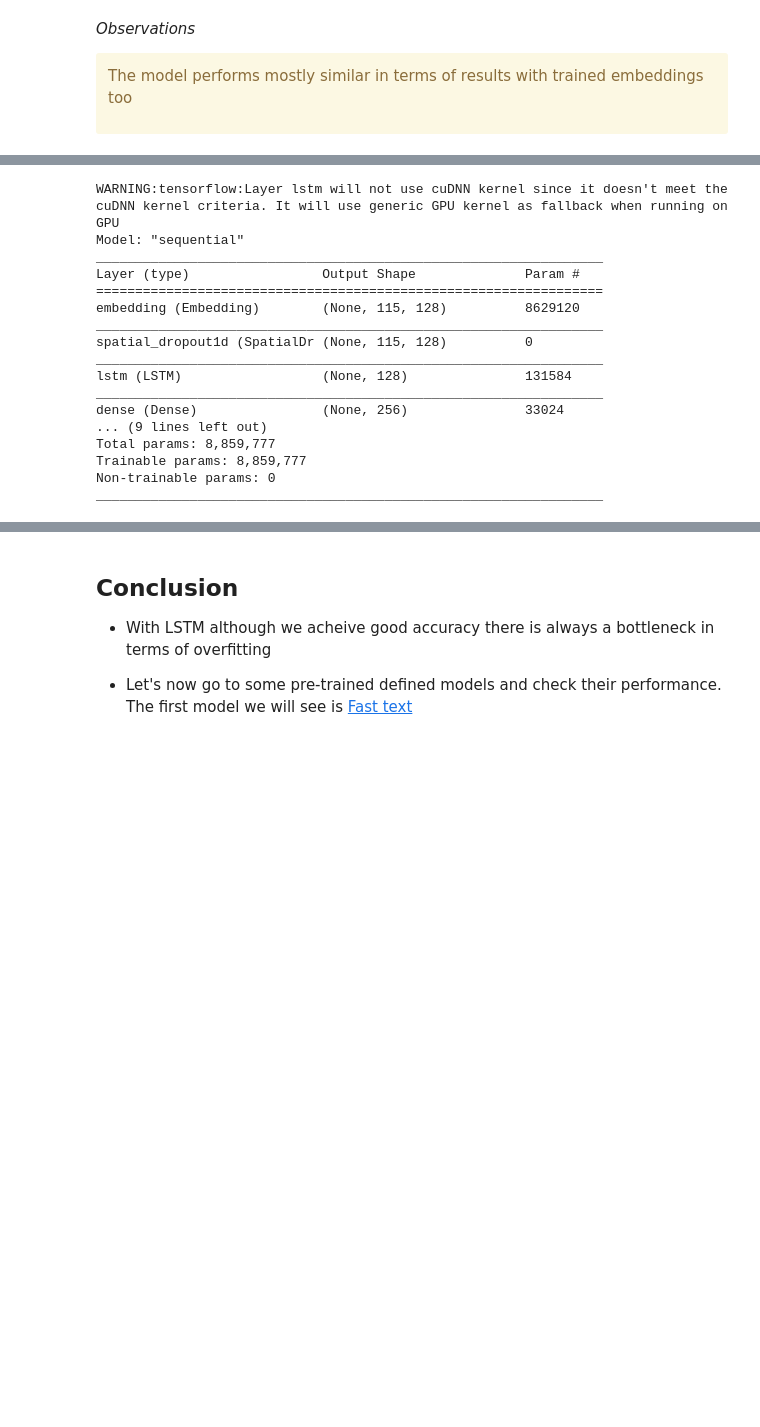
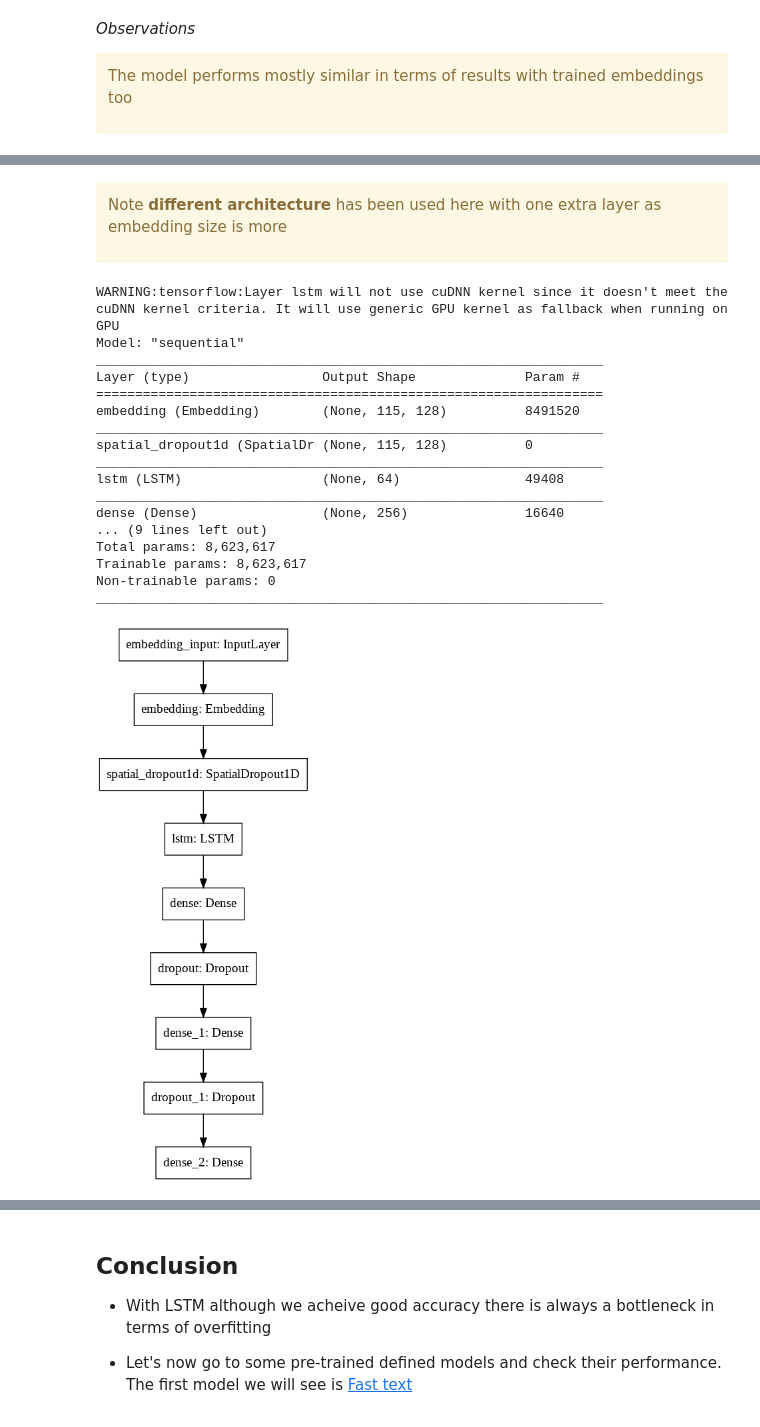
Before and after one commit to SaurabhChakravorty/Deep-Learning-Notes, a Jupyter notebook: NLP_2020/Day5/task/LSTM_Models_IMDB.ipynb, the cells around one changed output, grey strips where cells are left out. Cells and saved outputs as stored; diff of their text form; code cells hidden in the pictures; blank space fills up the shorter version.

```diff
--- a/NLP_2020/Day5/task/LSTM_Models_IMDB.ipynb
+++ b/NLP_2020/Day5/task/LSTM_Models_IMDB.ipynb
@@ -428,3 +433,10 @@ Wall time: 1min 17s
+# %% [markdown]
+
+<div class="alert alert-block alert-warning">
+
+Note  **different architecture** has been used here with one extra layer as embedding size is more
+
+</div>
 # %%
 # Reset the graph
 be.clear_session()
@@ -438,7 +450,7 @@ model_checkpoint_callback = ModelCheckpoint(filepath=checkpoint_filepath, save_w
 ### create and fit the LSTM network ###
 
 # Embedding layer with features and input length
-model.add(Embedding(MAX_FEATURES + 1, EMBEDDING_SIZE, input_length = X_train.shape[1] ,mask_zero=True))
+model.add(Embedding(MAX_FEATURES, EMBEDDING_SIZE, weights=[embedding_matrix], input_length = X_train.shape[1] ,mask_zero=True, trainable = True))
 
 # Spatial Dropout layer  promote independence between feature maps
 model.add(SpatialDropout1D(DROPOUT_RATE))
@@ -446,38 +458,40 @@ model.add(SpatialDropout1D(DROPOUT_RATE))
 #  Bidirectional LSTM with params and regularization and intialization
 model.add(LSTM(LSTM_CELL_SIZE,activation='tanh',kernel_regularizer=l1(0.001), recurrent_dropout=DROPOUT_RATE, dropout=DROPOUT_RATE ))
 
 # Dense layer 1 added with dropout
 model.add(Dense(DENSE_LAYER,activation = 'tanh',kernel_regularizer=l1(0.001), bias_initializer='he_uniform'))
 model.add(Dropout(DROPOUT_RATE))
 
 # Dense layer 2 added with dropout
 model.add(Dense(DENSE_LAYER,activation = 'tanh',kernel_regularizer=l1(0.001), bias_initializer='he_uniform'))
 model.add(Dropout(DROPOUT_RATE))
 
 # Prediction layer with 'sigmoid' activation for binary classification
 model.add(Dense(1,activation='sigmoid'))
 
 # Compliling using 'BCE'  with Adam and accuracy as metric
 model.compile(loss = 'binary_crossentropy', optimizer=Adam(lr=0.001), metrics = ['accuracy'])
 model.summary()
+plot_model(model)
 # %% [output]
 WARNING:tensorflow:Layer lstm will not use cuDNN kernel since it doesn't meet the cuDNN kernel criteria. It will use generic GPU kernel as fallback when running on GPU
 Model: "sequential"
 _________________________________________________________________
 Layer (type)                 Output Shape              Param #
 =================================================================
-embedding (Embedding)        (None, 115, 128)          8629120
+embedding (Embedding)        (None, 115, 128)          8491520
 _________________________________________________________________
 spatial_dropout1d (SpatialDr (None, 115, 128)          0
 _________________________________________________________________
-lstm (LSTM)                  (None, 128)               131584
+lstm (LSTM)                  (None, 64)                49408
 _________________________________________________________________
-dense (Dense)                (None, 256)               33024
+dense (Dense)                (None, 256)               16640
 ... (9 lines left out)
-Total params: 8,859,777
-Trainable params: 8,859,777
+Total params: 8,623,617
+Trainable params: 8,623,617
 Non-trainable params: 0
 _________________________________________________________________
+[figure, added]
 # %%
 %%time
 with tf.device('/gpu:0' and '/gpu:1'):
```
Also changed, not shown: parts of 13 cells of this notebook, 22 other files.
